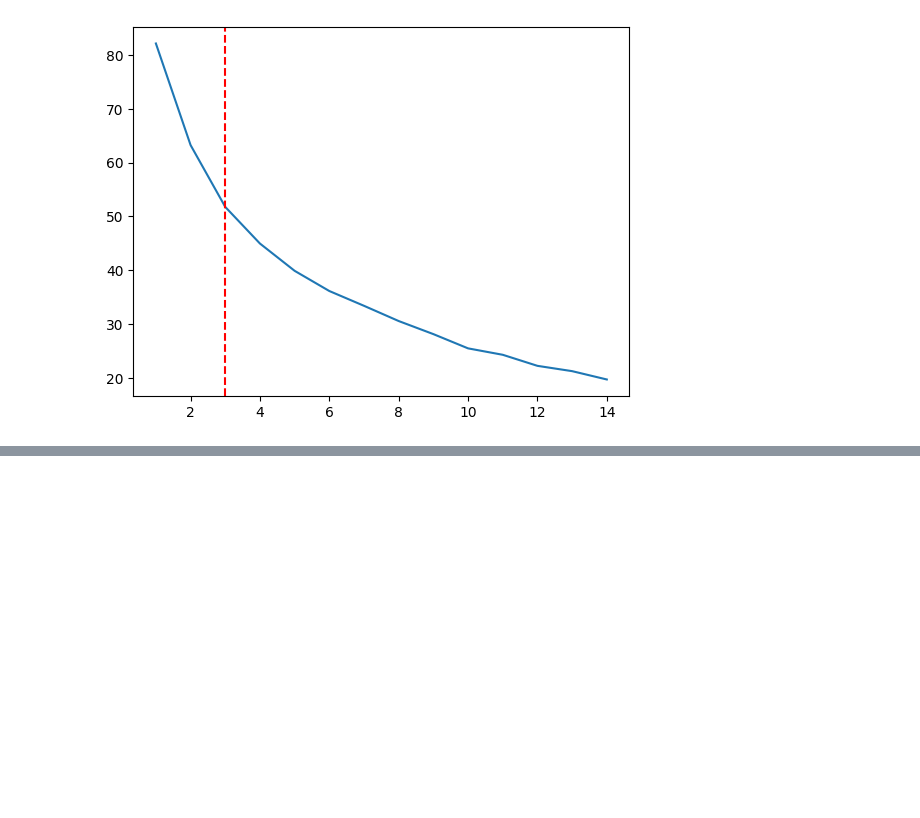
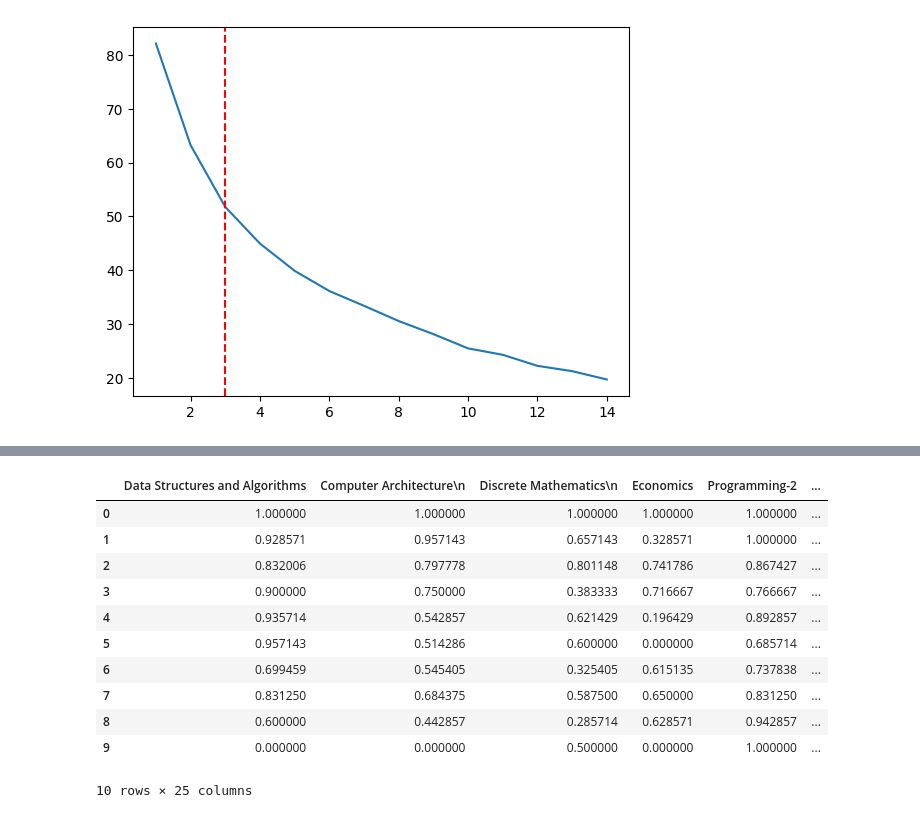
Before and after one commit to chinmayparekh/CourseRecSys, a Jupyter notebook: courseRecSys.ipynb, the cells around one changed output, grey strips where cells are left out. Drawn from its saved outputs; the diff is of its cells as text; code cells hidden in the pictures; blank space fills up the shorter version.

```diff
--- a/courseRecSys.ipynb
+++ b/courseRecSys.ipynb
@@ -116,4 +117,4 @@ plt.axvline(3, linestyle='--', color='r')
 # %%
 k = 10
 kmeans = KMeans(n_clusters = k, random_state = 42)
-kmeans.fit_predict(df[courses])
+clustered_matrix = kmeans.fit_predict(df[courses])
@@ -143,0 +160,3 @@ array([[0.82040816, 0.57653061, 0.53265306, 0.48673469, 0.83265306,
+# %%
+arr = df.to_numpy()
+arr[0].shape
@@ -143,0 +165,16 @@ array([[0.82040816, 0.57653061, 0.53265306, 0.48673469, 0.83265306,
+# %%
+clustered_df =[]
+for i in range(k):
+    # print(k)
+    users = 0
+    s=np.zeros(25)
+    for j in range(len(clustered_matrix)):#162
+
+        if clustered_matrix[j]==i:
+            # print("Matched")
+            s+=arr[j]
+            users = users + 1
+    print(s)
+    print(users)
+    mean = s/users
+    clustered_df.append(mean)
@@ -143,0 +219,16 @@ array([[0.82040816, 0.57653061, 0.53265306, 0.48673469, 0.83265306,
+# %%
+df = pd.DataFrame(clustered_df, columns = courses)
+df
+# %% [output]
+|  | Data Structures and Algorithms | Computer Architecture\n | Discrete Mathematics\n | Economics | Programming-2 | ... |
+| 0 | 1.000000 | 1.000000 | 1.000000 | 1.000000 | 1.000000 | ... |
+| 1 | 0.928571 | 0.957143 | 0.657143 | 0.328571 | 1.000000 | ... |
+| 2 | 0.832006 | 0.797778 | 0.801148 | 0.741786 | 0.867427 | ... |
+| 3 | 0.900000 | 0.750000 | 0.383333 | 0.716667 | 0.766667 | ... |
+| 4 | 0.935714 | 0.542857 | 0.621429 | 0.196429 | 0.892857 | ... |
+| 5 | 0.957143 | 0.514286 | 0.600000 | 0.000000 | 0.685714 | ... |
+| 6 | 0.699459 | 0.545405 | 0.325405 | 0.615135 | 0.737838 | ... |
+| 7 | 0.831250 | 0.684375 | 0.587500 | 0.650000 | 0.831250 | ... |
+| 8 | 0.600000 | 0.442857 | 0.285714 | 0.628571 | 0.942857 | ... |
+| 9 | 0.000000 | 0.000000 | 0.500000 | 0.000000 | 1.000000 | ... |
+10 rows × 25 columns
```
Also changed, not shown: parts of 14 cells of this notebook.
